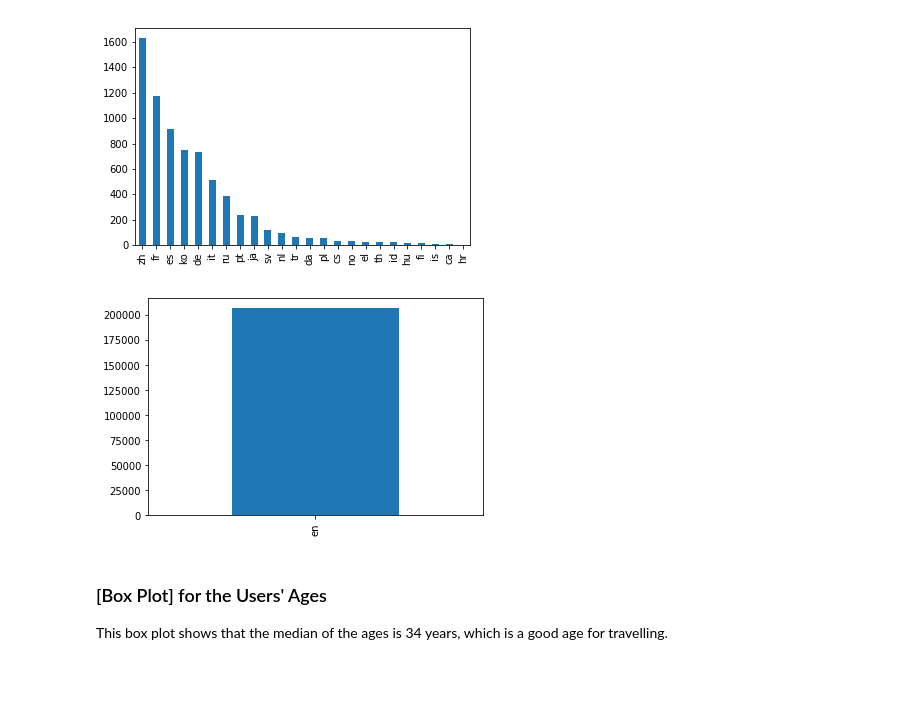
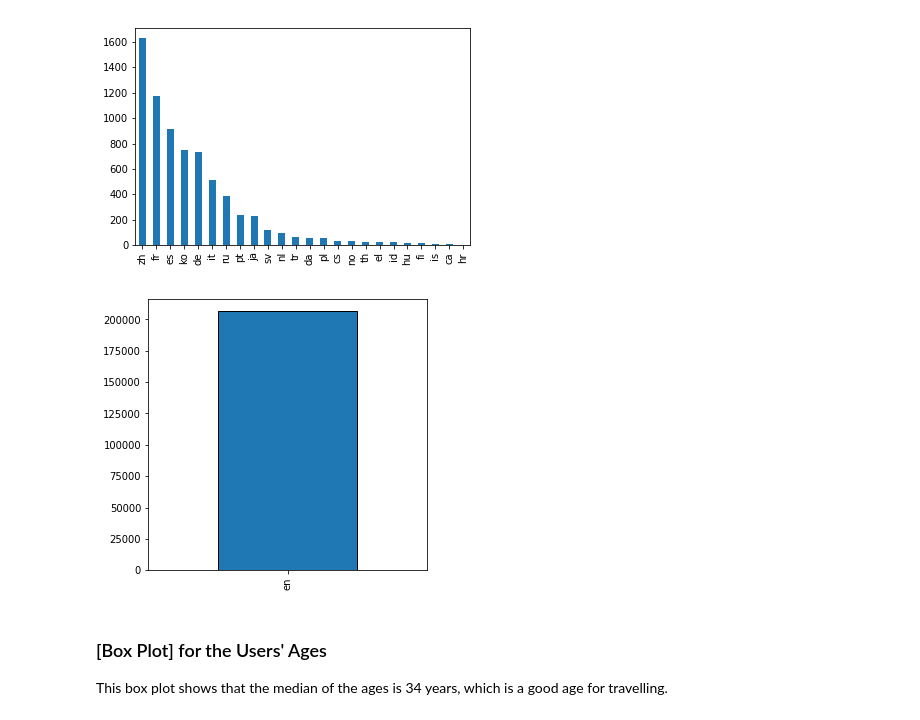
Before and after one commit to FNSYacoub/Cartoonify-Images, a Jupyter notebook: Eventum_Task.ipynb, the cells around one changed output. Saved outputs shown, nothing was run; the diff lists cells and outputs as text; code cells hidden in the pictures; blank space fills up the shorter version.

```diff
--- a/Eventum_Task.ipynb
+++ b/Eventum_Task.ipynb
@@ -200,10 +228,10 @@ ax = train[train[att] != 'en'][att].value_counts().plot.bar()
 [figure]
 # %%
 att = 'language'
-ax = train[train[att] == 'en'][att].value_counts().plot.bar()
+ax = train[train[att] == 'en'][att].value_counts().plot.bar(edgecolor='black', figsize=(5,5))
 # ax = train[att].value_counts().plot.bar()
 # %% [output]
-[figure, old version]
+[figure, new version]
 # %% [markdown]
 ### [Box Plot] for the Users' Ages
 This box plot shows that the median of the ages is 34 years, which is a good age for travelling.
```
Also changed, not shown: parts of 35 cells of this notebook.
